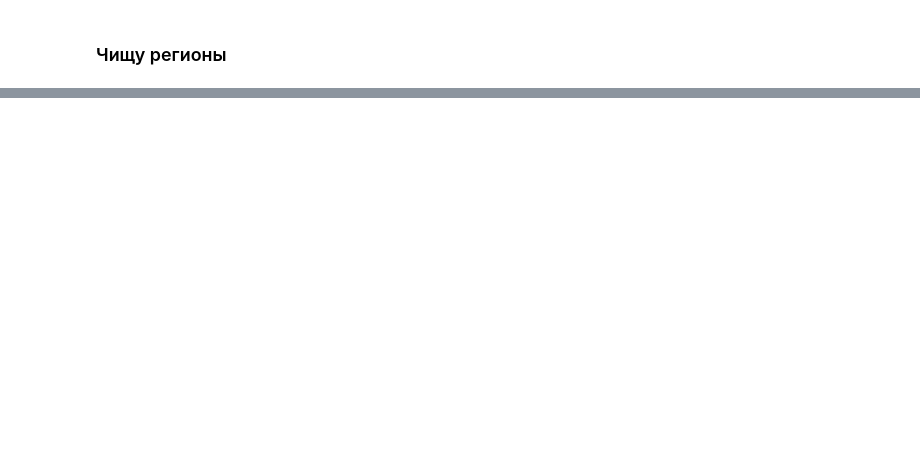
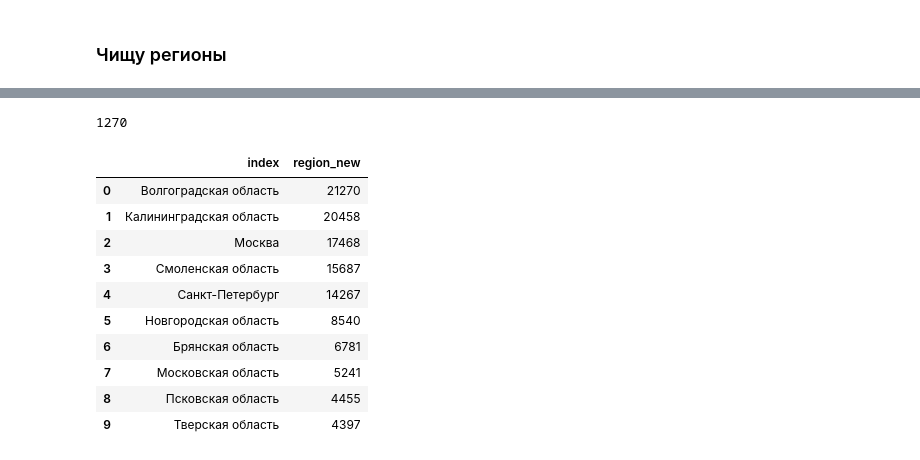
Before and after one commit to BorisGi/projects_2022, a Jupyter notebook: RIA_2022/03_tomb_raiders/01_ww2_clean.ipynb, the cells around one changed output, grey strips where cells are left out. Cells and saved outputs as stored; diff of their text form; code cells hidden in the pictures; blank space fills up the shorter version.

```diff
--- a/RIA_2022/03_tomb_raiders/01_ww2_clean.ipynb
+++ b/RIA_2022/03_tomb_raiders/01_ww2_clean.ipynb
@@ -181 +247,5 @@ new_temp.region.nunique()
+# %%
+new_work['region_clear'].nunique()
+# %% [output]
+1270
 # %%
@@ -182,0 +259,14 @@ new_temp.region.value_counts().reset_index().to_excel(file_path + 'region.xlsx',
+# %%
+new_work.region_new.value_counts().reset_index().head(10)
+# %% [output]
+|  | index | region_new |
+| 0 | Волгоградская область | 21270 |
+| 1 | Калининградская область | 20458 |
+| 2 | Москва | 17468 |
+| 3 | Смоленская область | 15687 |
+| 4 | Санкт-Петербург | 14267 |
+| 5 | Новгородская область | 8540 |
+| 6 | Брянская область | 6781 |
+| 7 | Московская область | 5241 |
+| 8 | Псковская область | 4455 |
+| 9 | Тверская область | 4397 |
```
Also changed, not shown: parts of 34 cells of this notebook.
